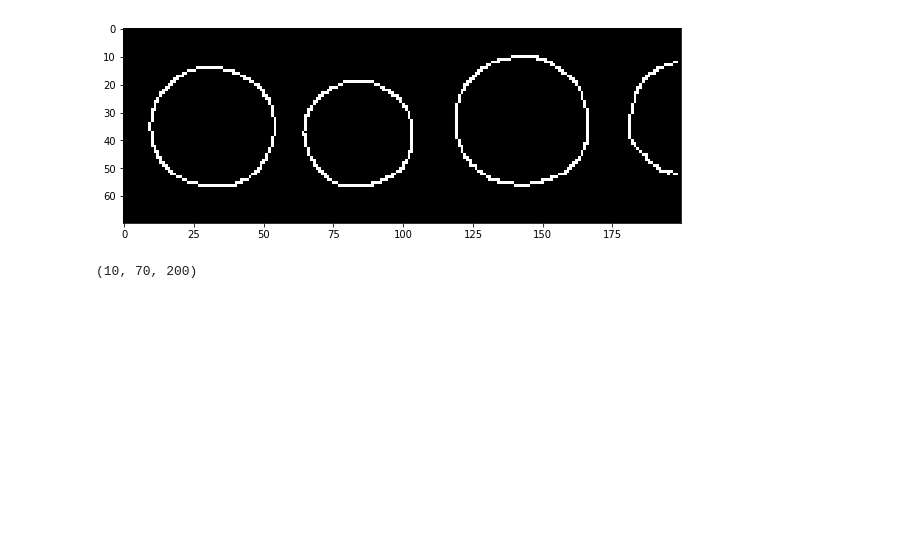
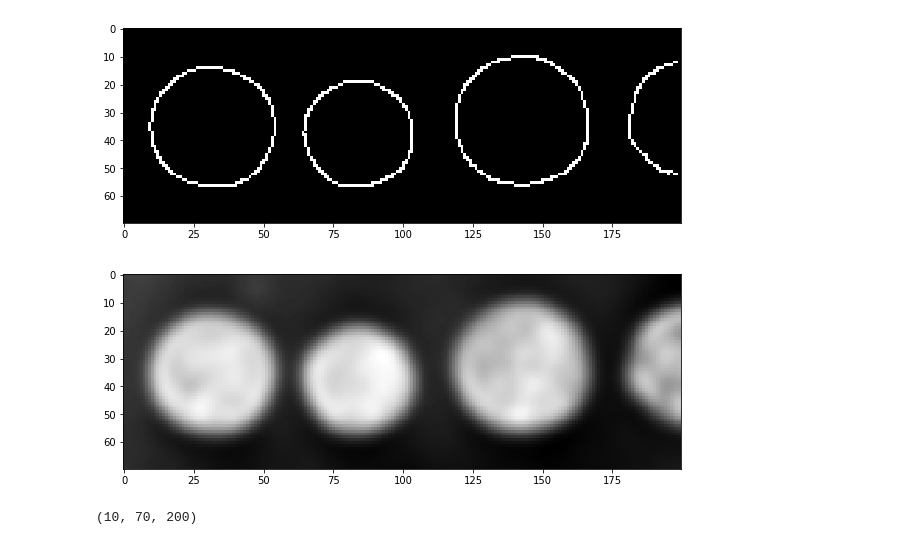
Before and after one commit to snail123815/IMG_scripts, a Jupyter notebook: skimage.ipynb, the cells around one changed output. Cells and saved outputs as stored; diff of their text form; code cells hidden in the pictures; blank space fills up the shorter version.

```diff
--- a/skimage.ipynb
+++ b/skimage.ipynb
@@ -17,6 +19,14 @@ ax.imshow(edges, cmap = 'gray')
 plt.show()
 # %% [output]
 [figure]
+# %%
+from skimage.filters import gaussian
+gaussian_image = gaussian(image,sigma = 3)
+fig, ax0 = plt.subplots(1,1, figsize = (10,20))
+ax0.imshow(gaussian_image, cmap = 'gray', interpolation = 'nearest')
+plt.show()
+# %% [output]
+[figure, added]
 # %%
 hough_radii = np.arange(15,25,1)
 hough_res = hough_circle(edges, hough_radii)
```
Also changed, not shown: parts of 7 cells of this notebook, 1 other file.
